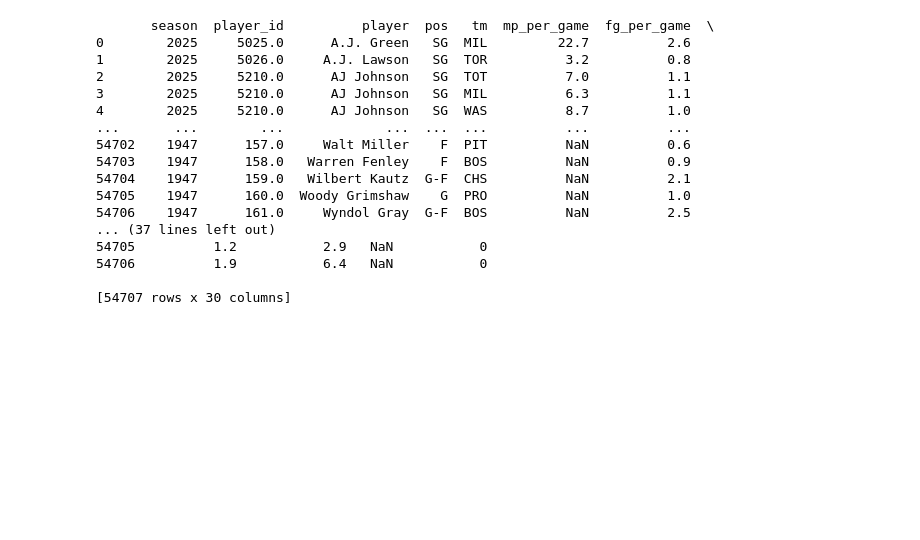
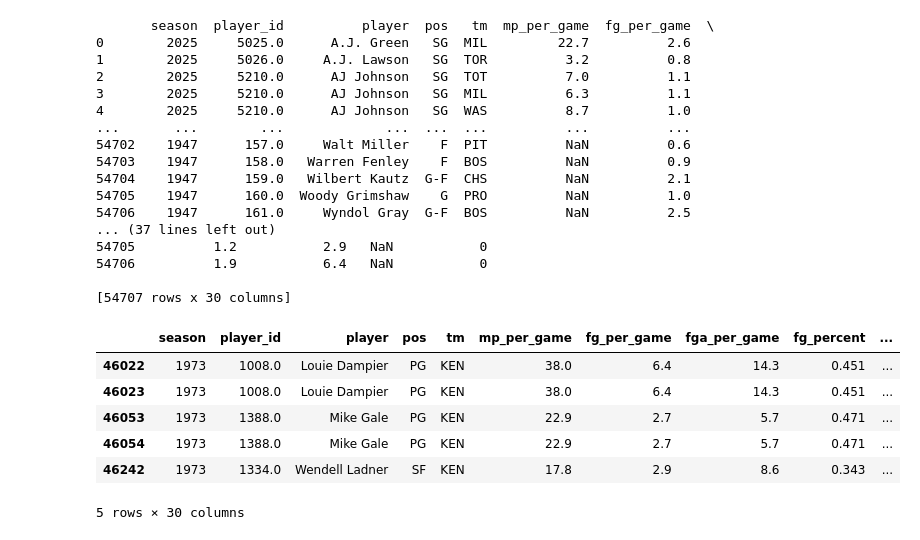
Before and after one commit to itsyoru/all_nba-prediction-model, a Jupyter notebook: AllNBA.ipynb, the cells around one changed output. Cells and saved outputs as stored; diff of their text form; code cells hidden in the pictures; blank space fills up the shorter version.

```diff
--- a/AllNBA.ipynb
+++ b/AllNBA.ipynb
@@ -62,0 +65,10 @@ print(merged_df)
+# %%
+merged_df.tail()
+# %% [output]
+|  | season | player_id | player | pos | tm | mp_per_game | fg_per_game | fga_per_game | fg_percent | ... |
+| 46022 | 1973 | 1008.0 | Louie Dampier | PG | KEN | 38.0 | 6.4 | 14.3 | 0.451 | ... |
+| 46023 | 1973 | 1008.0 | Louie Dampier | PG | KEN | 38.0 | 6.4 | 14.3 | 0.451 | ... |
+| 46053 | 1973 | 1388.0 | Mike Gale | PG | KEN | 22.9 | 2.7 | 5.7 | 0.471 | ... |
+| 46054 | 1973 | 1388.0 | Mike Gale | PG | KEN | 22.9 | 2.7 | 5.7 | 0.471 | ... |
+| 46242 | 1973 | 1334.0 | Wendell Ladner | SF | KEN | 17.8 | 2.9 | 8.6 | 0.343 | ... |
+5 rows × 30 columns
```
Also changed, not shown: parts of 10 cells of this notebook.
